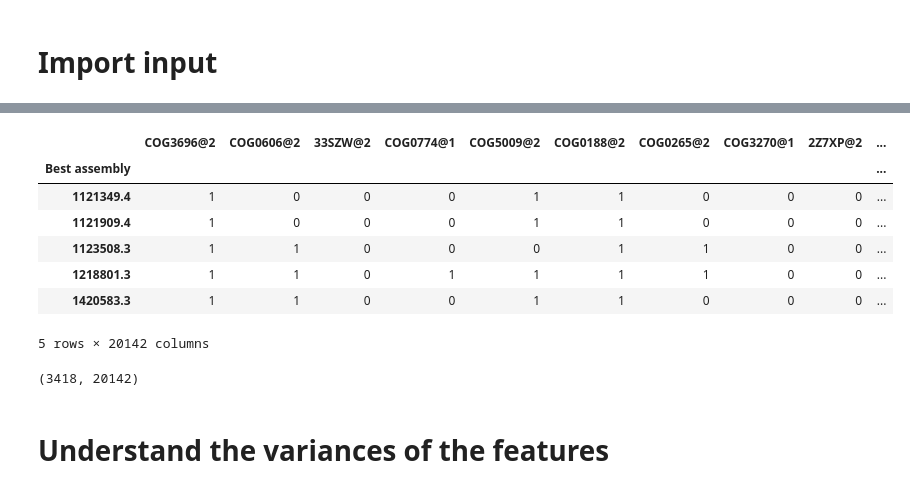
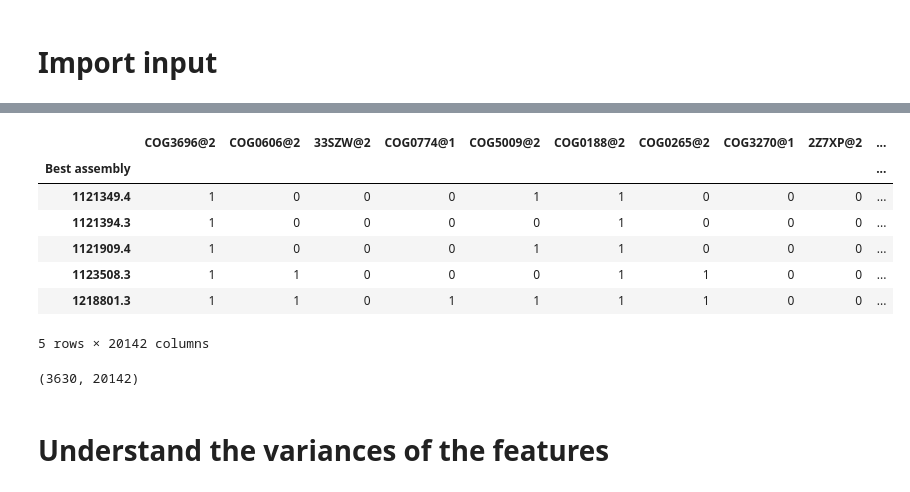
Before and after one commit to ProfHeydeFranca/BacterialData, a Jupyter notebook: run_features/scripts/remove_zero-variance.ipynb, the cells around one changed output, grey strips where cells are left out. Cells and saved outputs as stored; diff of their text form; code cells hidden in the pictures.

```diff
--- a/run_features/scripts/remove_zero-variance.ipynb
+++ b/run_features/scripts/remove_zero-variance.ipynb
@@ -32,16 +32,16 @@ feature = 'gene-familiesRegression'
 #feature = 'gene-families'
 #feature = 'kmer9'
 
-abiotic_factor = 'salt'
+#abiotic_factor = 'salt'
 #abiotic_factor = 'temperature'
-#abiotic_factor = 'pH'
+abiotic_factor = 'pH'
 #abiotic_factor = 'oxygen'
 
 #group = 'Salinity group'
-group = 'Salt all mean'
+#group = 'Salt all mean'
 #group = 'Temp group'
 #group = 'Temp all mean'
-#group = 'pH all mean'
+group = 'pH all mean'
 #group = 'Oxygen tolerance'
 
 file1 = '/home/bia/Documents/bacterial_phenotypes/connecting_features_abFactors/df_' + abiotic_factor + '_' + feature + '_selected-filterNA.pickle.zst'
@@ -58,12 +58,12 @@ Loaded input pickle zst file... 2024-07-11 13:47:14.428633
 |  | COG3696@2 | COG0606@2 | 33SZW@2 | COG0774@1 | COG5009@2 | COG0188@2 | COG0265@2 | COG3270@1 | 2Z7XP@2 | ... |
 | Best assembly |  |  |  |  |  |  |  |  |  | ... |
 | 1121349.4 | 1 | 0 | 0 | 0 | 1 | 1 | 0 | 0 | 0 | ... |
+| 1121394.3 | 1 | 0 | 0 | 0 | 0 | 1 | 0 | 0 | 0 | ... |
 | 1121909.4 | 1 | 0 | 0 | 0 | 1 | 1 | 0 | 0 | 0 | ... |
 | 1123508.3 | 1 | 1 | 0 | 0 | 0 | 1 | 1 | 0 | 0 | ... |
 | 1218801.3 | 1 | 1 | 0 | 1 | 1 | 1 | 1 | 0 | 0 | ... |
-| 1420583.3 | 1 | 1 | 0 | 0 | 1 | 1 | 0 | 0 | 0 | ... |
 5 rows × 20142 columns
-(3418, 20142)
+(3630, 20142)
 # %% [markdown]
 # Understand the variances of the features
 # %% [markdown]
```
Also changed, not shown: parts of 3 cells of this notebook, 1 other file.
